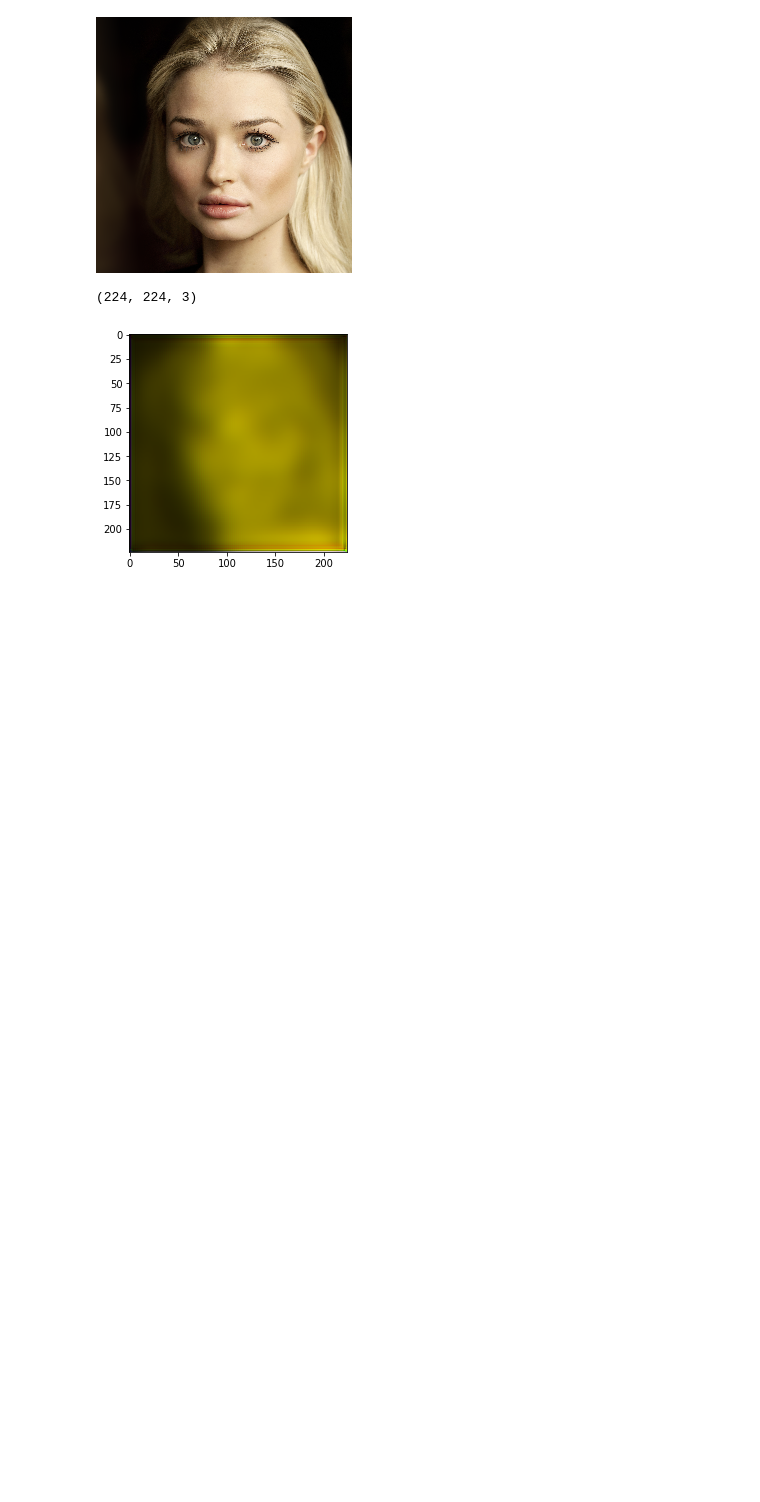
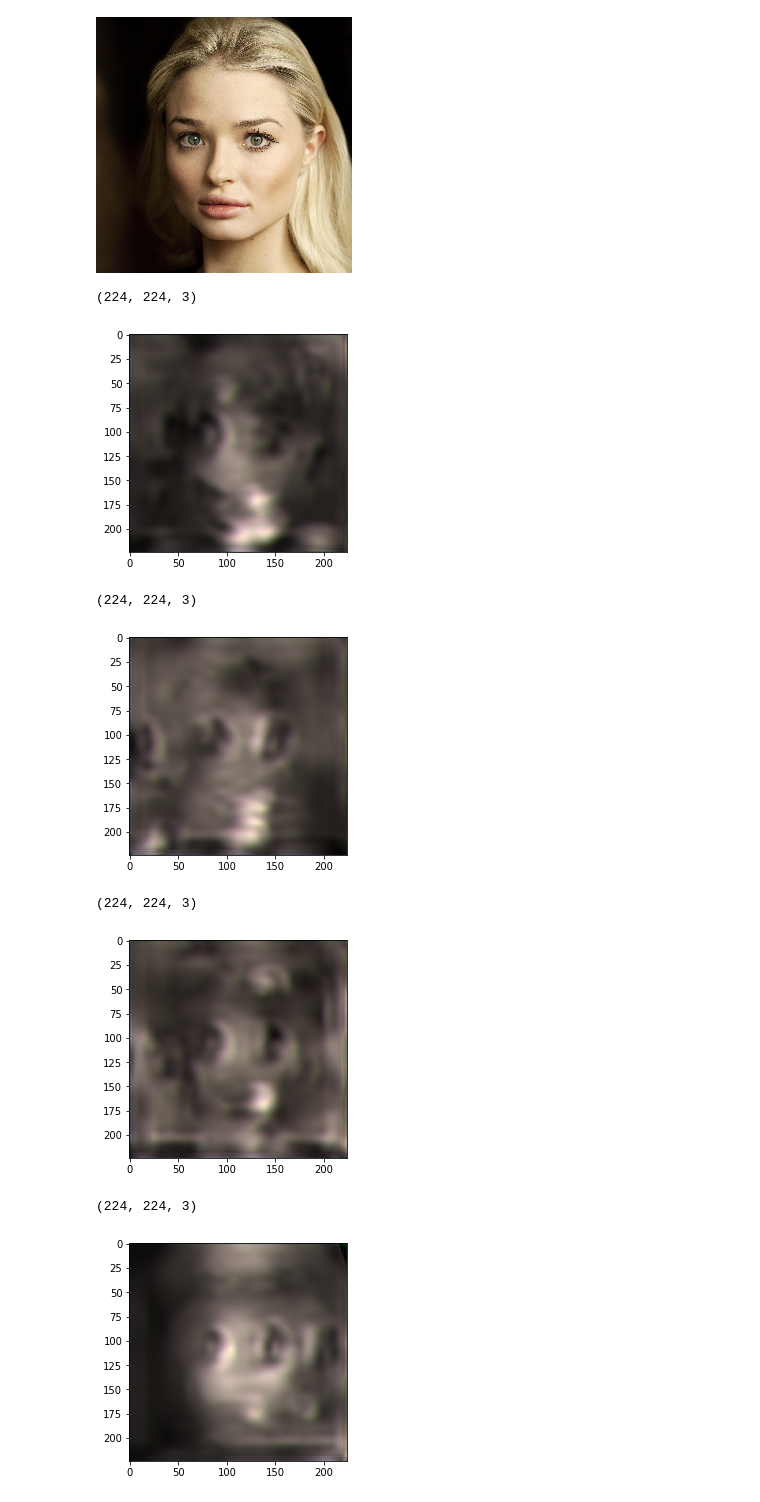
Before and after one commit to AryanSehgal/Anime-Face-Generator---BTP-, a Jupyter notebook: Generator.ipynb, the cells around one changed output. Drawn from its saved outputs; the diff is of its cells as text; code cells hidden in the pictures; blank space fills up the shorter version.

```diff
--- a/Generator.ipynb
+++ b/Generator.ipynb
@@ -378,7 +378,7 @@ start_time = time()
 
 for ind,img in enumerate(encoding_combined):
     print("Encoding in Progress Time step %d "%ind)
-    decoder.fit(encoding_combined[ind], all_images_anime[ind], epochs=10)
+    decoder.fit(encoding_combined[ind], all_images_anime[ind], epochs=50)
 
 
 end_time = time()
@@ -442,11 +442,18 @@ utils.load_img(face_images[3])
 # %% [output]
 [figure]
 # %%
-tmp = predictions[3][0]*255.0
-print(tmp.shape)
-img = utils.array_to_img(tmp)
-plt.imshow(img)
-plt.show()
+for i in range(10):
+    tmp = predictions[i][0]*255.0
+    print(tmp.shape)
+    img = utils.array_to_img(tmp)
+    plt.imshow(img)
+    plt.show()
 # %% [output]
 (224, 224, 3)
-[figure, old version]
+[figure, new version]
+(224, 224, 3)
+[figure, added]
+(224, 224, 3)
+[figure, added]
+(224, 224, 3)
+[figure, added]
```
Also changed, not shown: parts of 3 cells of this notebook.
